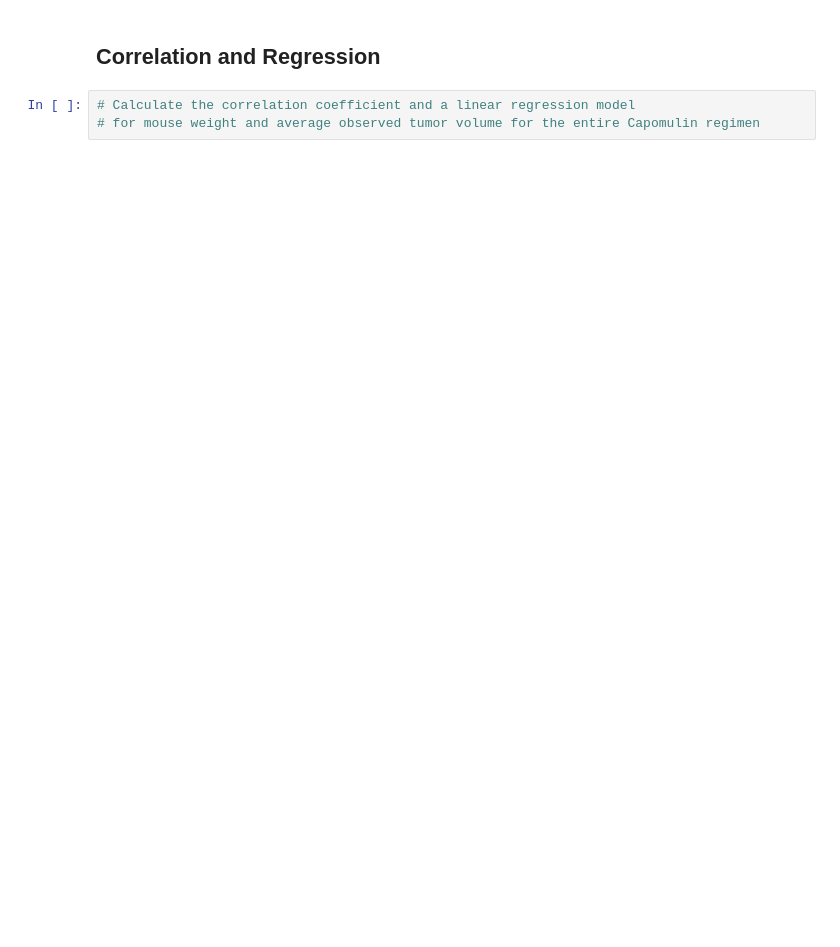
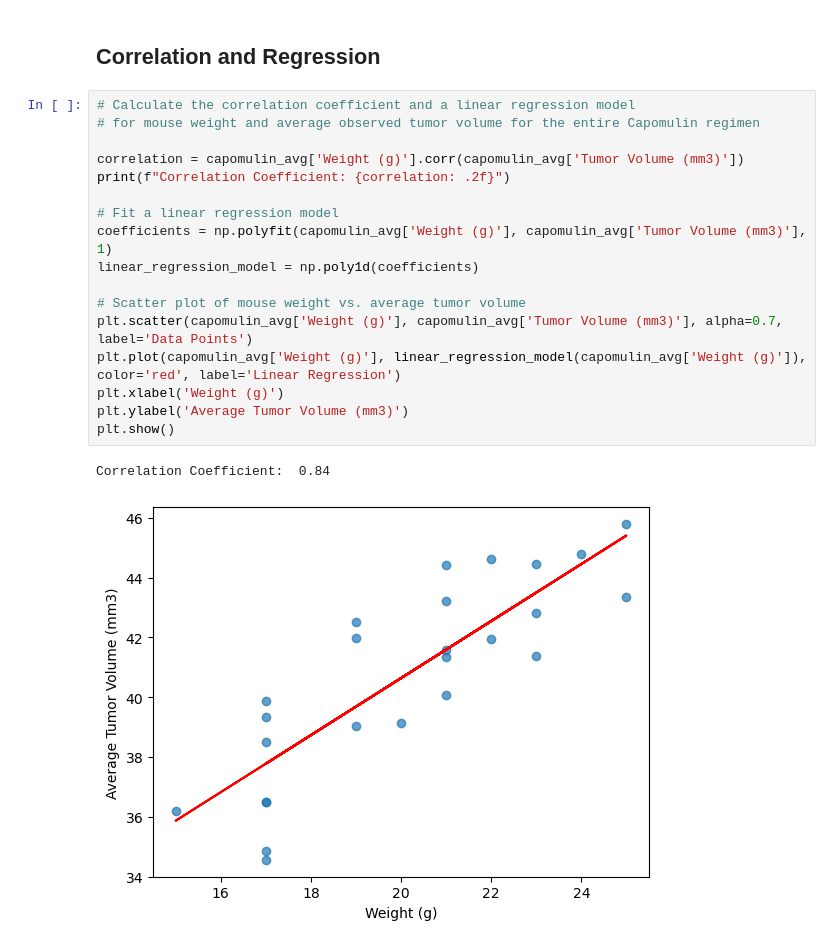
Before and after one commit to hopkinsbowman78/matplotlib-scipy-data-analysis, a Jupyter notebook: Pymaceuticals/pymaceuticals_starter.ipynb, the cells around one changed output. Saved outputs shown, nothing was run; the diff lists cells and outputs as text; blank space fills up the shorter version.

```diff
--- a/Pymaceuticals/pymaceuticals_starter.ipynb
+++ b/Pymaceuticals/pymaceuticals_starter.ipynb
@@ -246,5 +319,22 @@ plt.show()
 # %% [markdown]
 ## Correlation and Regression
-# %%
-# Calculate the correlation coefficient and a linear regression model
-# for mouse weight and average observed tumor volume for the entire Capomulin regimen
+# %%
+# Calculate the correlation coefficient and a linear regression model
+# for mouse weight and average observed tumor volume for the entire Capomulin regimen
+
+correlation = capomulin_avg['Weight (g)'].corr(capomulin_avg['Tumor Volume (mm3)'])
+print(f"Correlation Coefficient: {correlation: .2f}")
+
+# Fit a linear regression model
+coefficients = np.polyfit(capomulin_avg['Weight (g)'], capomulin_avg['Tumor Volume (mm3)'], 1)
+linear_regression_model = np.poly1d(coefficients)
+
+# Scatter plot of mouse weight vs. average tumor volume
+plt.scatter(capomulin_avg['Weight (g)'], capomulin_avg['Tumor Volume (mm3)'], alpha=0.7, label='Data Points')
+plt.plot(capomulin_avg['Weight (g)'], linear_regression_model(capomulin_avg['Weight (g)']), color='red', label='Linear Regression')
+plt.xlabel('Weight (g)')
+plt.ylabel('Average Tumor Volume (mm3)')
+plt.show()
+# %% [output]
+Correlation Coefficient:  0.84
+[figure, added]
```
Also changed, not shown: parts of 7 cells of this notebook.
